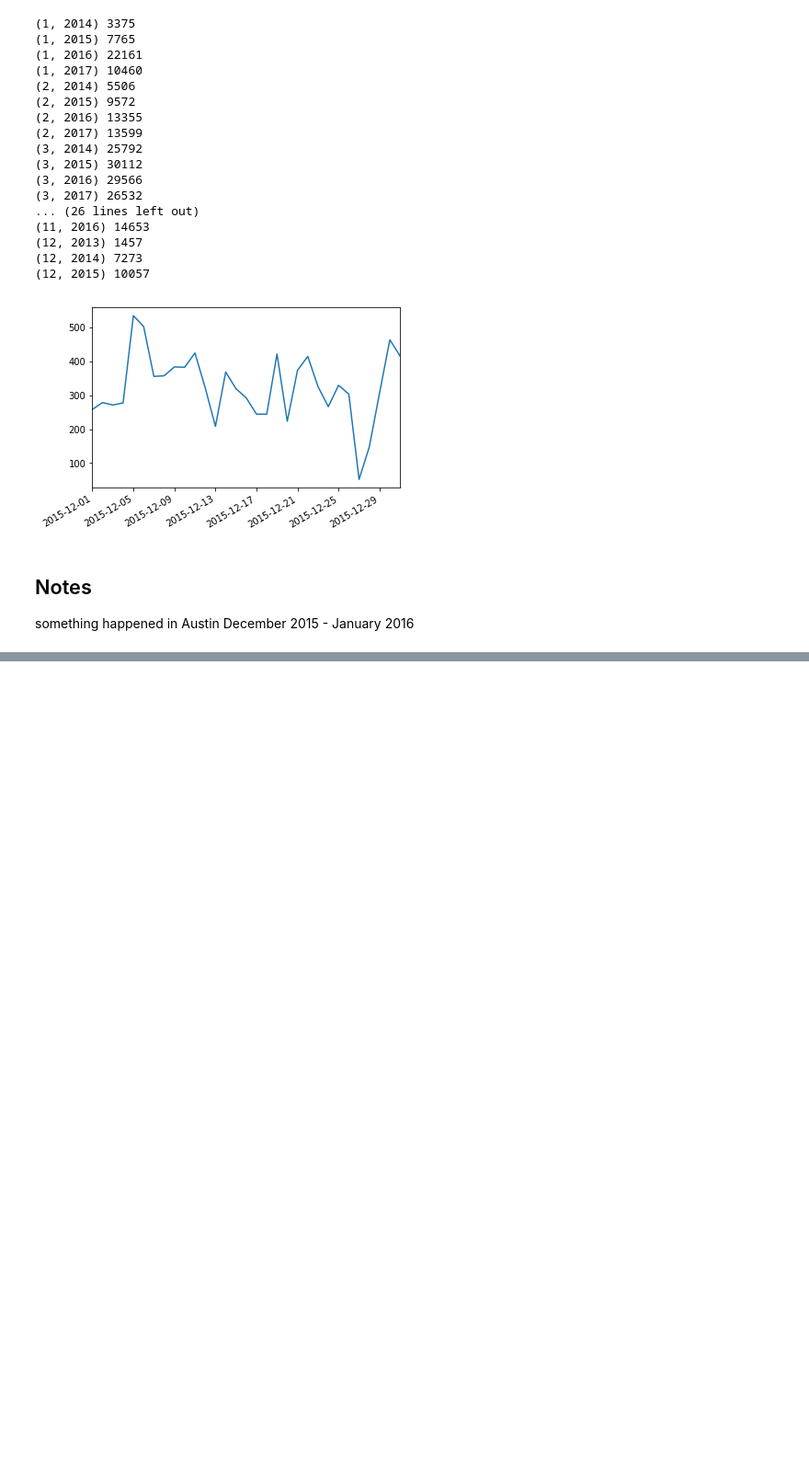
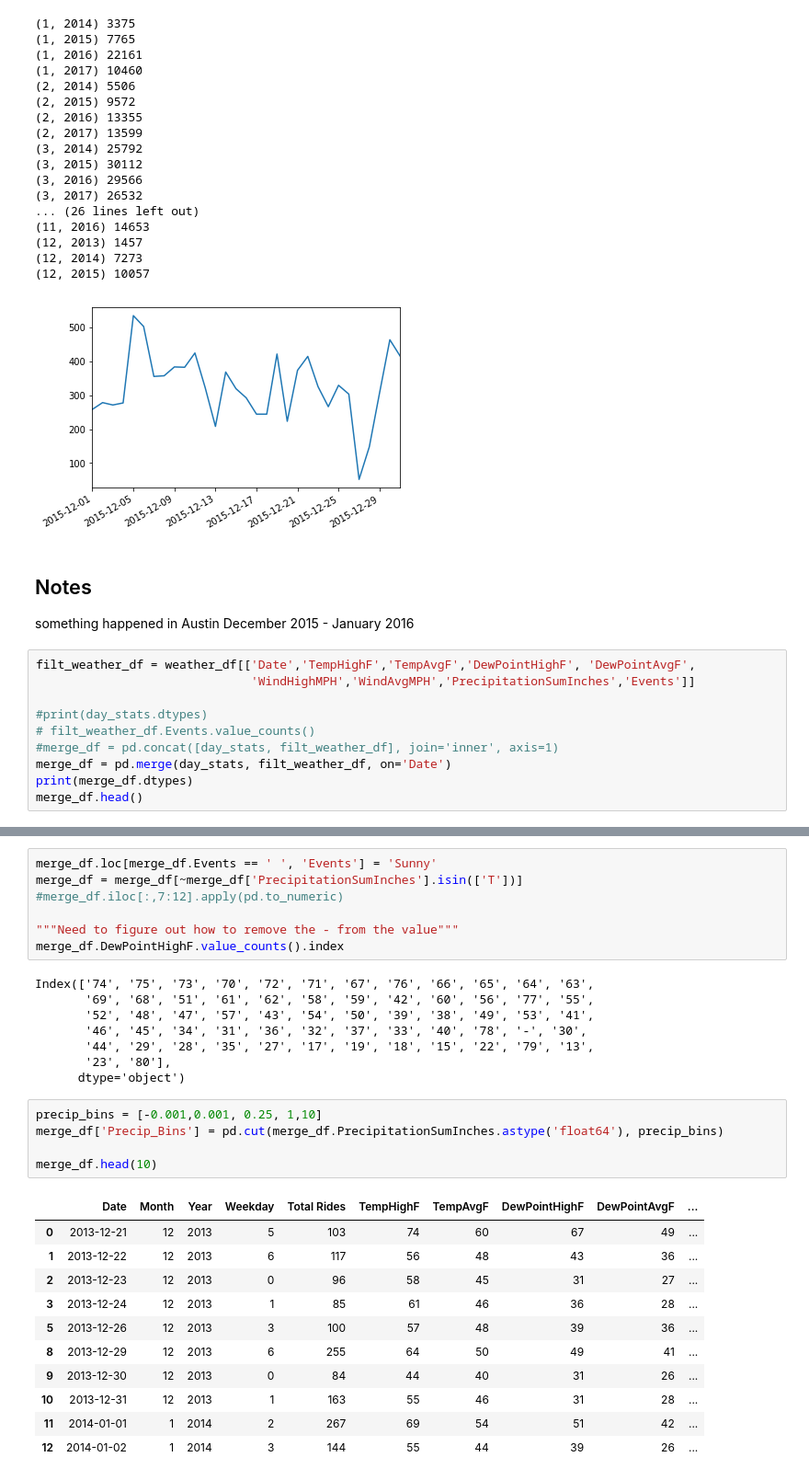
Before and after one commit to danny305/Austin-bike-project, a Jupyter notebook: Danny_Feature_Engr.ipynb, the cells around one changed output, grey strips where cells are left out. Shown: that part at 92% size. Saved outputs shown, nothing was run; the diff lists cells and outputs as text; blank space fills up the shorter version.

```diff
--- a/Danny_Feature_Engr.ipynb
+++ b/Danny_Feature_Engr.ipynb
@@ -229,3 +241,13 @@ for name, group in rides_each_month:
 # %% [markdown]
 ## Notes
 something happened in Austin December 2015 - January 2016
+# %%
+filt_weather_df = weather_df[['Date','TempHighF','TempAvgF','DewPointHighF', 'DewPointAvgF',
+                              'WindHighMPH','WindAvgMPH','PrecipitationSumInches','Events']]
+
+#print(day_stats.dtypes)
+# filt_weather_df.Events.value_counts()
+#merge_df = pd.concat([day_stats, filt_weather_df], join='inner', axis=1)
+merge_df = pd.merge(day_stats, filt_weather_df, on='Date')
+print(merge_df.dtypes)
+merge_df.head()
@@ -231,0 +275,32 @@ something happened in Austin December 2015 - January 2016
+# %%
+merge_df.loc[merge_df.Events == ' ', 'Events'] = 'Sunny'
+merge_df = merge_df[~merge_df['PrecipitationSumInches'].isin(['T'])]
+#merge_df.iloc[:,7:12].apply(pd.to_numeric)
+
+"""Need to figure out how to remove the - from the value"""
+merge_df.DewPointHighF.value_counts().index
+# %% [output]
+Index(['74', '75', '73', '70', '72', '71', '67', '76', '66', '65', '64', '63',
+       '69', '68', '51', '61', '62', '58', '59', '42', '60', '56', '77', '55',
+       '52', '48', '47', '57', '43', '54', '50', '39', '38', '49', '53', '41',
+       '46', '45', '34', '31', '36', '32', '37', '33', '40', '78', '-', '30',
+       '44', '29', '28', '35', '27', '17', '19', '18', '15', '22', '79', '13',
+       '23', '80'],
+      dtype='object')
+# %%
+precip_bins = [-0.001,0.001, 0.25, 1,10]
+merge_df['Precip_Bins'] = pd.cut(merge_df.PrecipitationSumInches.astype('float64'), precip_bins)
+
+merge_df.head(10)
+# %% [output]
+|  | Date | Month | Year | Weekday | Total Rides | TempHighF | TempAvgF | DewPointHighF | DewPointAvgF | ... |
+| 0 | 2013-12-21 | 12 | 2013 | 5 | 103 | 74 | 60 | 67 | 49 | ... |
+| 1 | 2013-12-22 | 12 | 2013 | 6 | 117 | 56 | 48 | 43 | 36 | ... |
+| 2 | 2013-12-23 | 12 | 2013 | 0 | 96 | 58 | 45 | 31 | 27 | ... |
+| 3 | 2013-12-24 | 12 | 2013 | 1 | 85 | 61 | 46 | 36 | 28 | ... |
+| 5 | 2013-12-26 | 12 | 2013 | 3 | 100 | 57 | 48 | 39 | 36 | ... |
+| 8 | 2013-12-29 | 12 | 2013 | 6 | 255 | 64 | 50 | 49 | 41 | ... |
+| 9 | 2013-12-30 | 12 | 2013 | 0 | 84 | 44 | 40 | 31 | 26 | ... |
+| 10 | 2013-12-31 | 12 | 2013 | 1 | 163 | 55 | 46 | 31 | 28 | ... |
+| 11 | 2014-01-01 | 1 | 2014 | 2 | 267 | 69 | 54 | 51 | 42 | ... |
+| 12 | 2014-01-02 | 1 | 2014 | 3 | 144 | 55 | 44 | 39 | 26 | ... |
```
Also changed, not shown: parts of 5 cells of this notebook.
